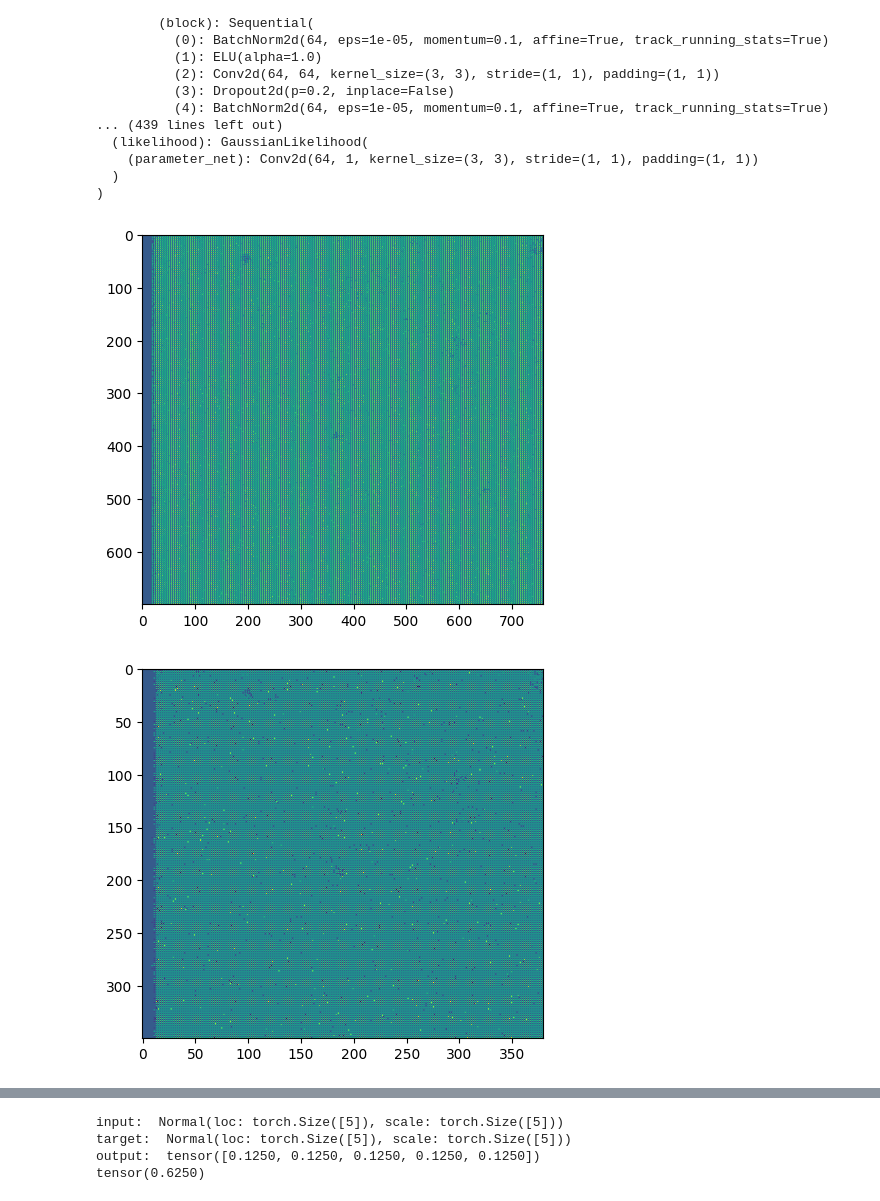
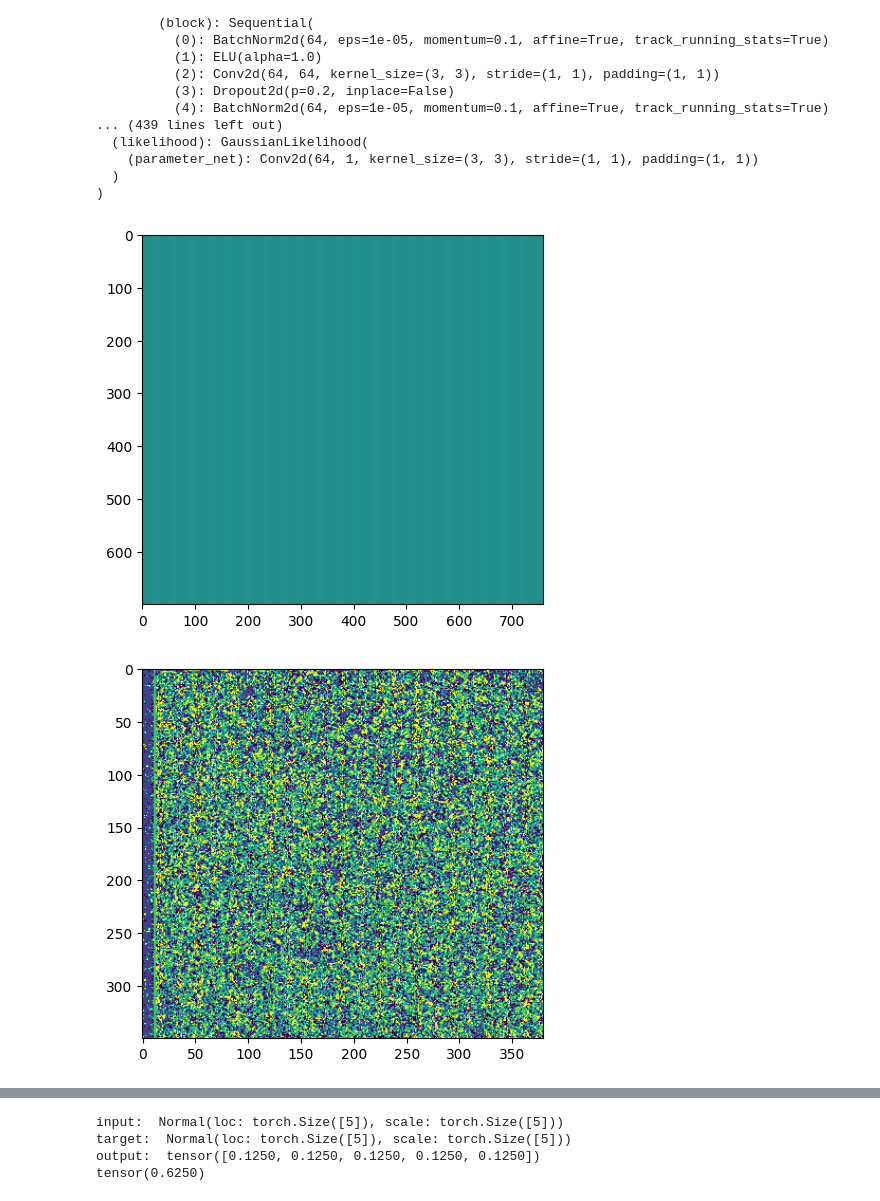
Before and after one commit to shei-dark/HDN, a Jupyter notebook: examples/Pixel_Noise/Convallaria/3-Evaluation.ipynb, the cells around one changed output, grey strips where cells are left out. Saved outputs shown, nothing was run; the diff lists cells and outputs as text; code cells hidden in the pictures.

```diff
--- a/examples/Pixel_Noise/Convallaria/3-Evaluation.ipynb
+++ b/examples/Pixel_Noise/Convallaria/3-Evaluation.ipynb
@@ -40,7 +40,7 @@ LadderVAE(
 def clustering(mu):
     slice_features_mu = mu.astype(float)
     feature_flatten_mu = slice_features_mu.reshape(160, -1).T
-    K_CENTRE = 8
+    K_CENTRE = 4
     kmeans_mu = KMeans(
         n_clusters=K_CENTRE, init='k-means++', n_init=10,
         max_iter=1000, random_state=777
@@ -126,19 +126,19 @@ np.save("/group/jug/Sheida/HDN_models/25022024/Trained_model_9/imgs/output_187.n
 # %%
-# output = np.load("/group/jug/Sheida/HDN models/19022024/background added to negative pair/imgs/output_187.npy")
+output = np.load("/group/jug/Sheida/HDN_models/27022024/Contrastive_False/imgs/output_187.npy")
 # %%
 clusters = clustering(output)
 # %%
-imwrite("/group/jug/Sheida/HDN_models/25022024/Trained_model_9/imgs/187_8_cluster.tif", clusters.reshape(700, 760))
+# imwrite("/group/jug/Sheida/HDN_models/27022024/Contrastive_False/imgs/187_8_cluster.tif", clusters.reshape(700, 760))
 plt.imshow(clusters.reshape(700, 760))
 plt.show()
 # %% [output]
-[figure, old version]
+[figure, new version]
 # %%
 # imwrite("/group/jug/Sheida/HDN_models/22022024/Trained_model_3/imgs/187_8_cluster_downscale_2.tif", clusters.reshape(700, 760)[::2,::2])
 plt.imshow(clusters.reshape(700, 760)[::2,::2])
 plt.show()
 # %% [output]
-[figure, old version]
+[figure, new version]
 # %%
 # imwrite("/group/jug/Sheida/HDN_models/22022024/Trained_model_3/imgs/187_8_cluster_downscale_4.tif", clusters.reshape(700, 760)[::4,::4])
 plt.imshow(clusters.reshape(700, 760)[::4,::4])
```
Also changed, not shown: parts of 5 cells of this notebook, 5 other files.
